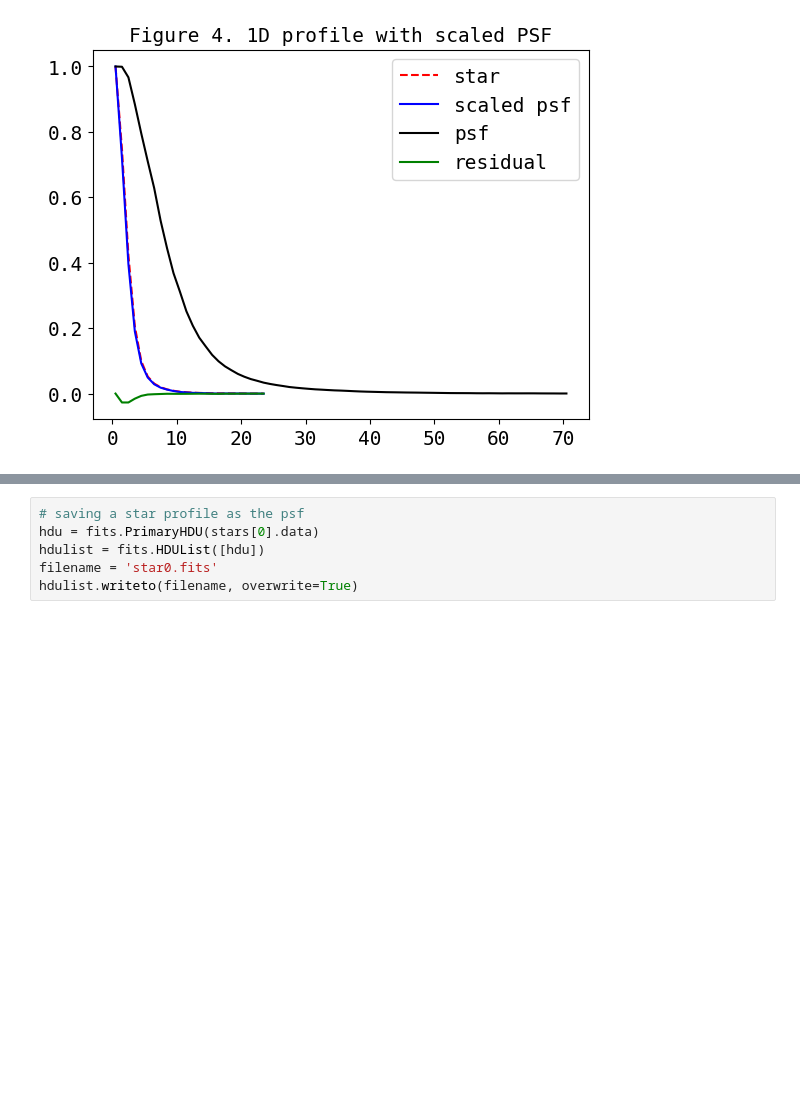
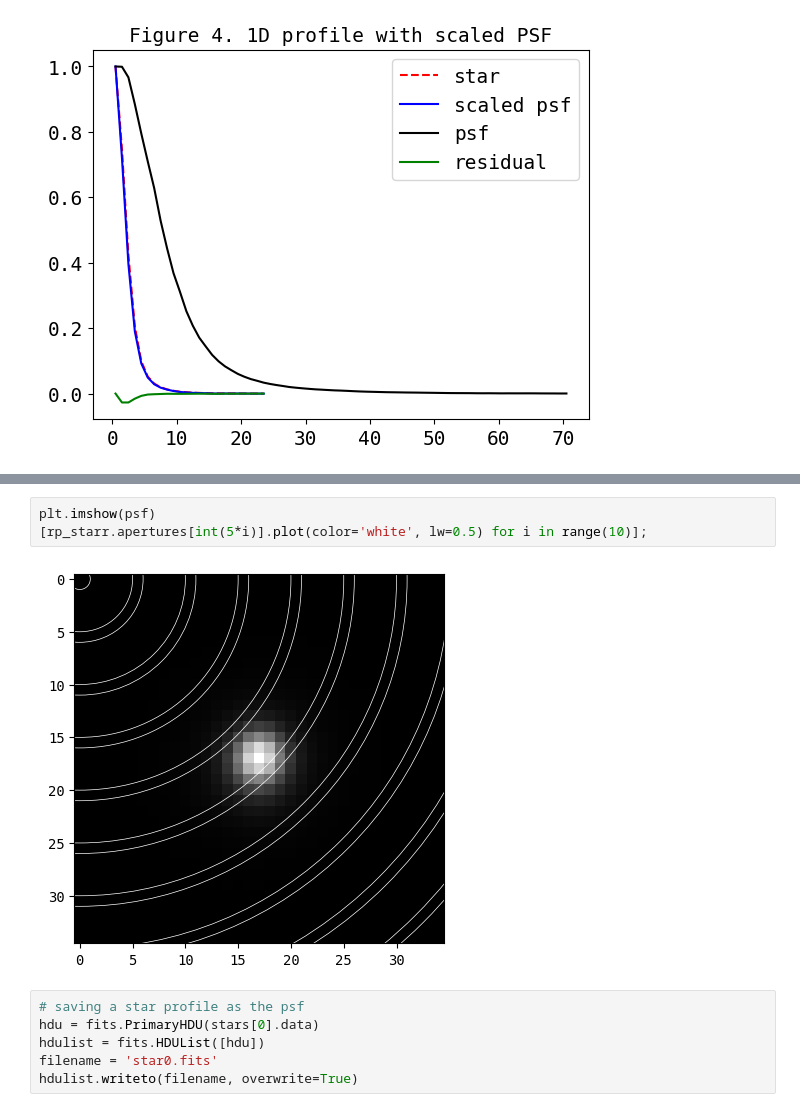
Before and after one commit to insepien/dualAGN, a Jupyter notebook: scrap_notebooks/psf-construction.ipynb, the cells around one changed output, grey strips where cells are left out. Drawn from its saved outputs; the diff is of its cells as text; blank space fills up the shorter version.

```diff
--- a/scrap_notebooks/psf-construction.ipynb
+++ b/scrap_notebooks/psf-construction.ipynb
@@ -303,3 +324,8 @@ fig.tight_layout();
+# %%
+plt.imshow(psf)
+[rp_starr.apertures[int(5*i)].plot(color='white', lw=0.5) for i in range(10)];
+# %% [output]
+[figure, added]
 # %%
 # saving a star profile as the psf
 hdu = fits.PrimaryHDU(stars[0].data)
```
Also changed, not shown: parts of 6 cells of this notebook, 2 other files.
